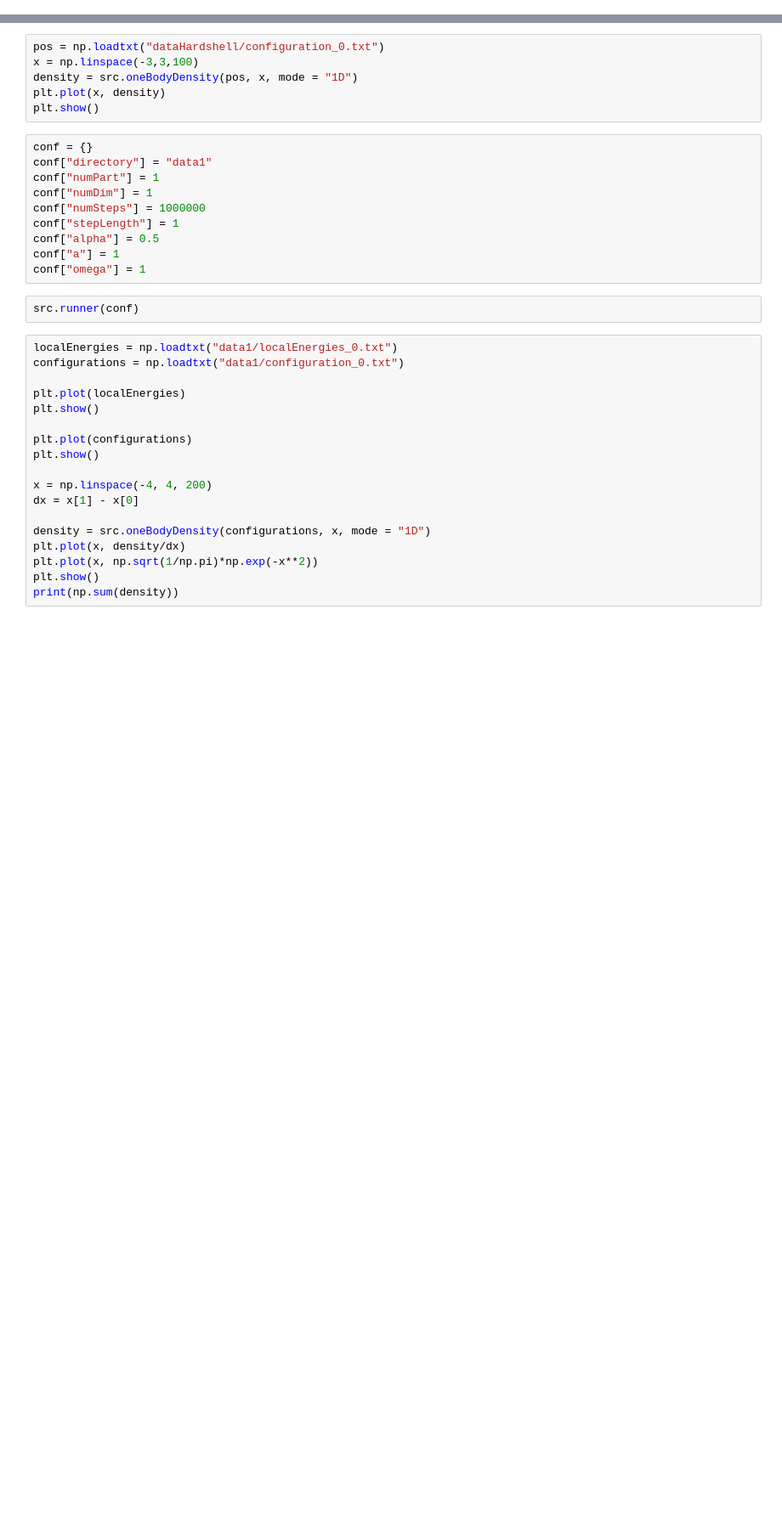
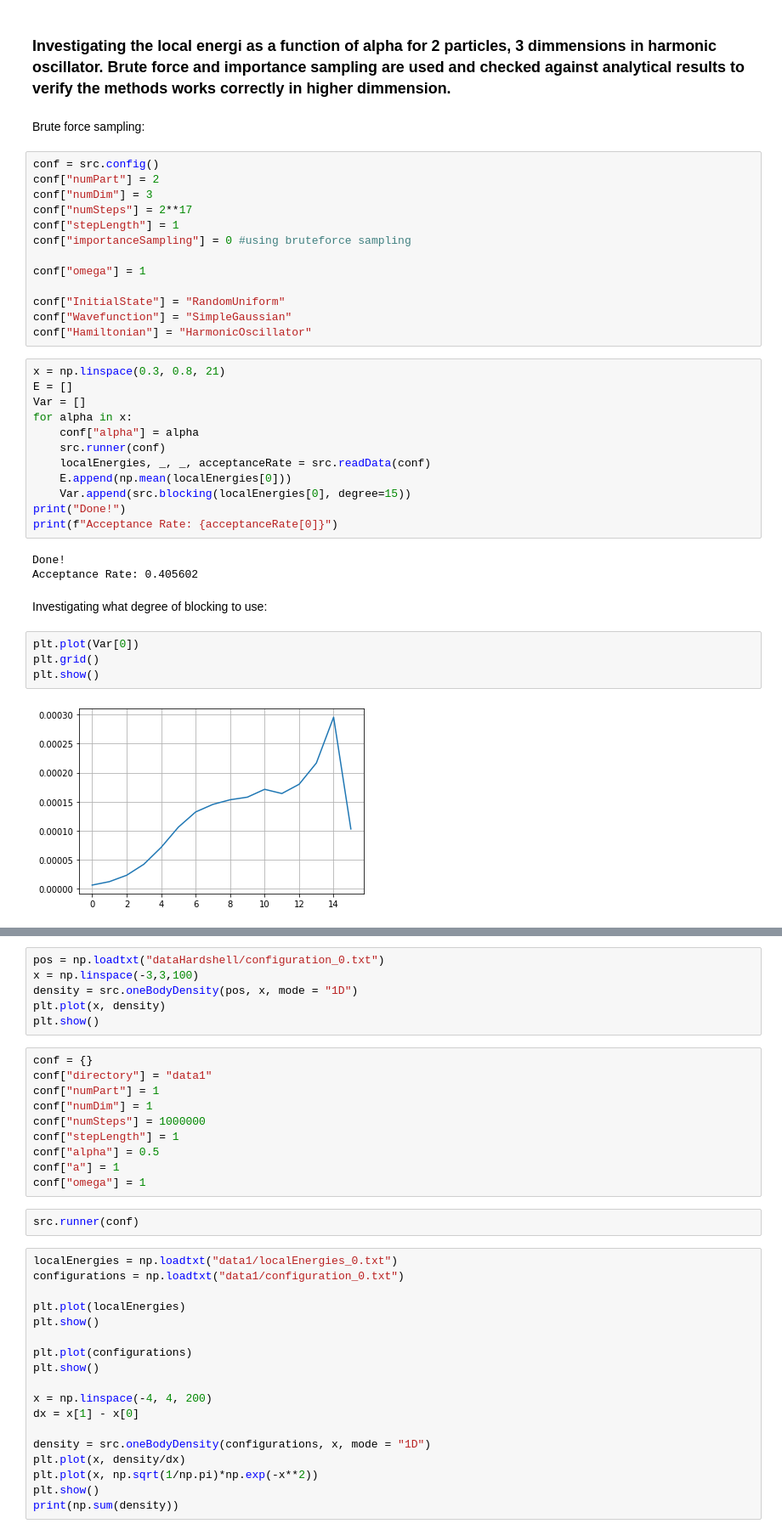
Before and after one commit to KristianWold/FYS4411, a Jupyter notebook: Project1/results.ipynb, the cells around one changed output, grey strips where cells are left out. Shown at 85% size. Drawn from its saved outputs; the diff is of its cells as text; blank space fills up the shorter version.

```diff
--- a/Project1/results.ipynb
+++ b/Project1/results.ipynb
@@ -14,0 +112,40 @@ The autoreload extension is already loaded. To reload it, use:
+# %% [markdown]
+### Investigating the local energi as a function of alpha for 2 particles, 3 dimmensions in harmonic oscillator. Brute force and importance sampling are used and checked against analytical results to verify the methods works correctly in higher dimmension.
+# %% [markdown]
+Brute force sampling:
+# %%
+conf = src.config()
+conf["numPart"] = 2
+conf["numDim"] = 3
+conf["numSteps"] = 2**17
+conf["stepLength"] = 1
+conf["importanceSampling"] = 0 #using bruteforce sampling
+
+conf["omega"] = 1
+
+conf["InitialState"] = "RandomUniform"
+conf["Wavefunction"] = "SimpleGaussian"
+conf["Hamiltonian"] = "HarmonicOscillator"
+# %%
+x = np.linspace(0.3, 0.8, 21)
+E = []
+Var = []
+for alpha in x:
+    conf["alpha"] = alpha
+    src.runner(conf)
+    localEnergies, _, _, acceptanceRate = src.readData(conf)
+    E.append(np.mean(localEnergies[0]))
+    Var.append(src.blocking(localEnergies[0], degree=15))
+print("Done!")
+print(f"Acceptance Rate: {acceptanceRate[0]}")
+# %% [output]
+Done!
+Acceptance Rate: 0.405602
+# %% [markdown]
+Investigating what degree of blocking to use:
+# %%
+plt.plot(Var[0])
+plt.grid()
+plt.show()
+# %% [output]
+[figure, added]
```
Also changed, not shown: parts of 25 cells of this notebook, 1 other file.
